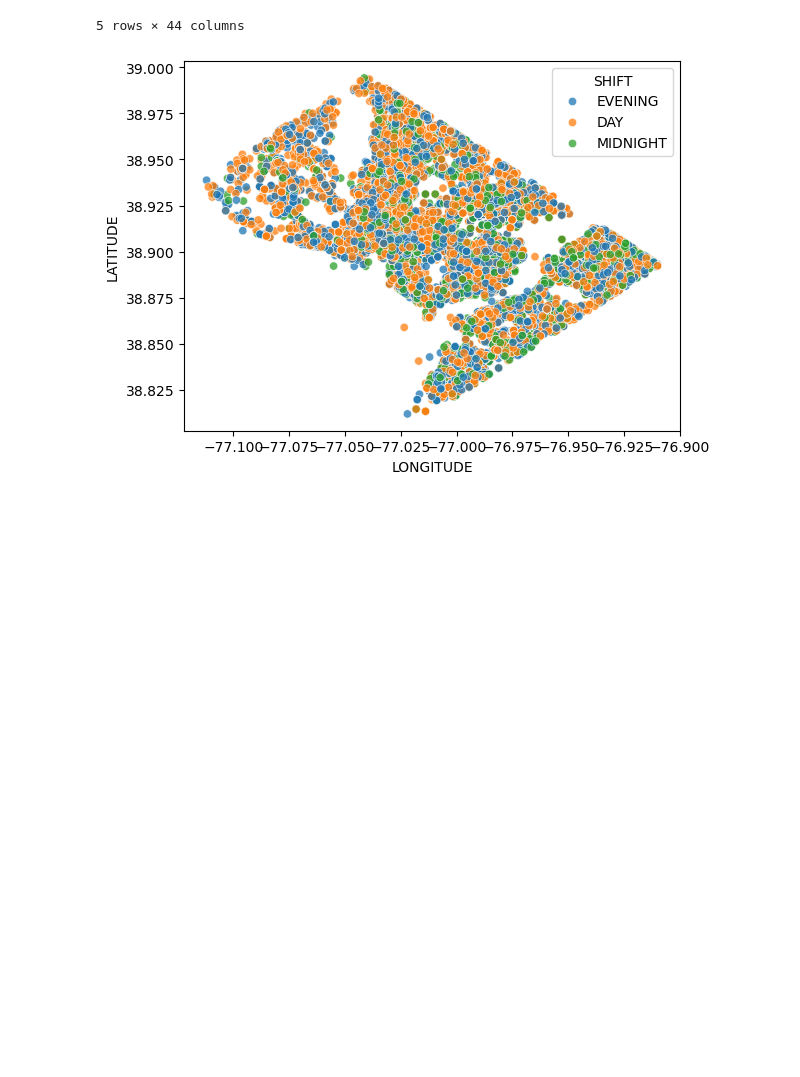
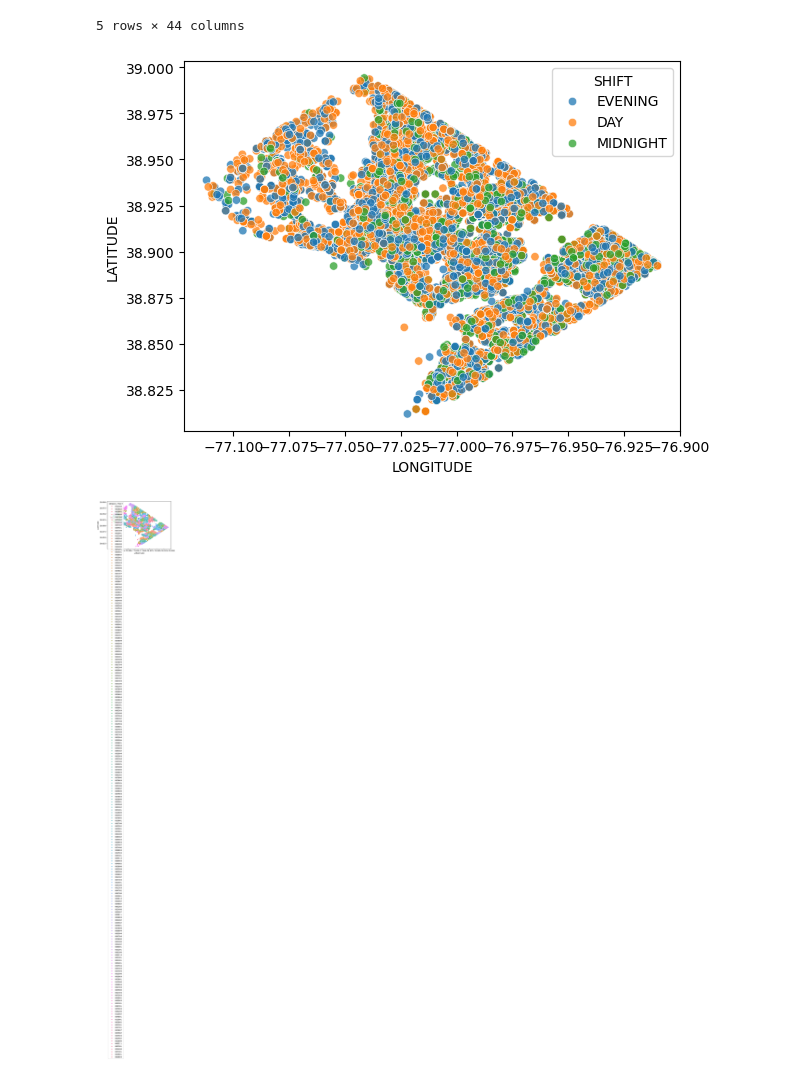
Before and after one commit to iansargent/DC-Metro-Crime, a Jupyter notebook: Scripts/Analysis/plots.ipynb, the cells around one changed output. Cells and saved outputs as stored; diff of their text form; code cells hidden in the pictures; blank space fills up the shorter version.

Commit message:
added scatter for census tract

```diff
--- a/Scripts/Analysis/plots.ipynb
+++ b/Scripts/Analysis/plots.ipynb
@@ -32,3 +30,14 @@ sns.scatterplot(data=data,
 plt.show()
 # %% [output]
 [figure]
+# %%
+sns.scatterplot(data=data,
+                x='LONGITUDE',
+                y='LATITUDE',
+                hue='CENSUS_TRACT',
+                alpha =0.75
+
+                )
+plt.show()
+# %% [output]
+[figure, added]
```
Also changed, not shown: parts of 1 cell of this notebook.
